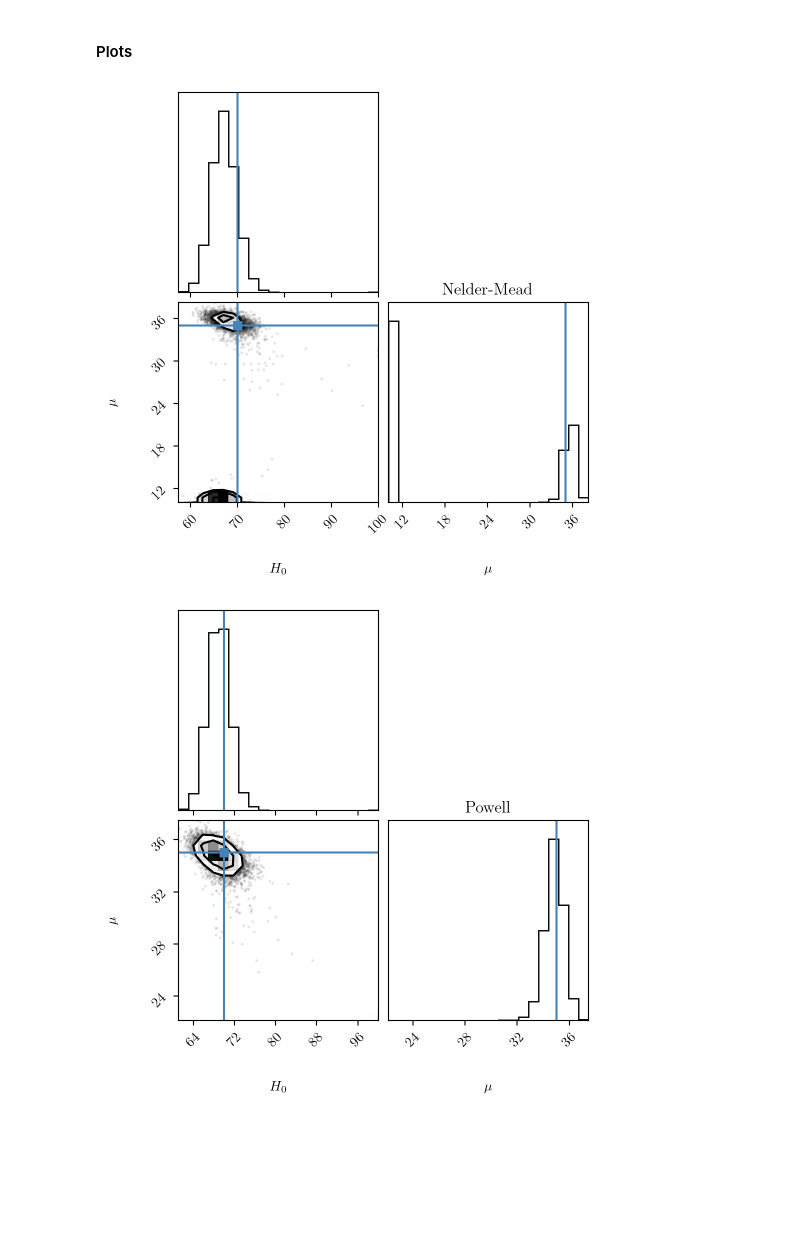
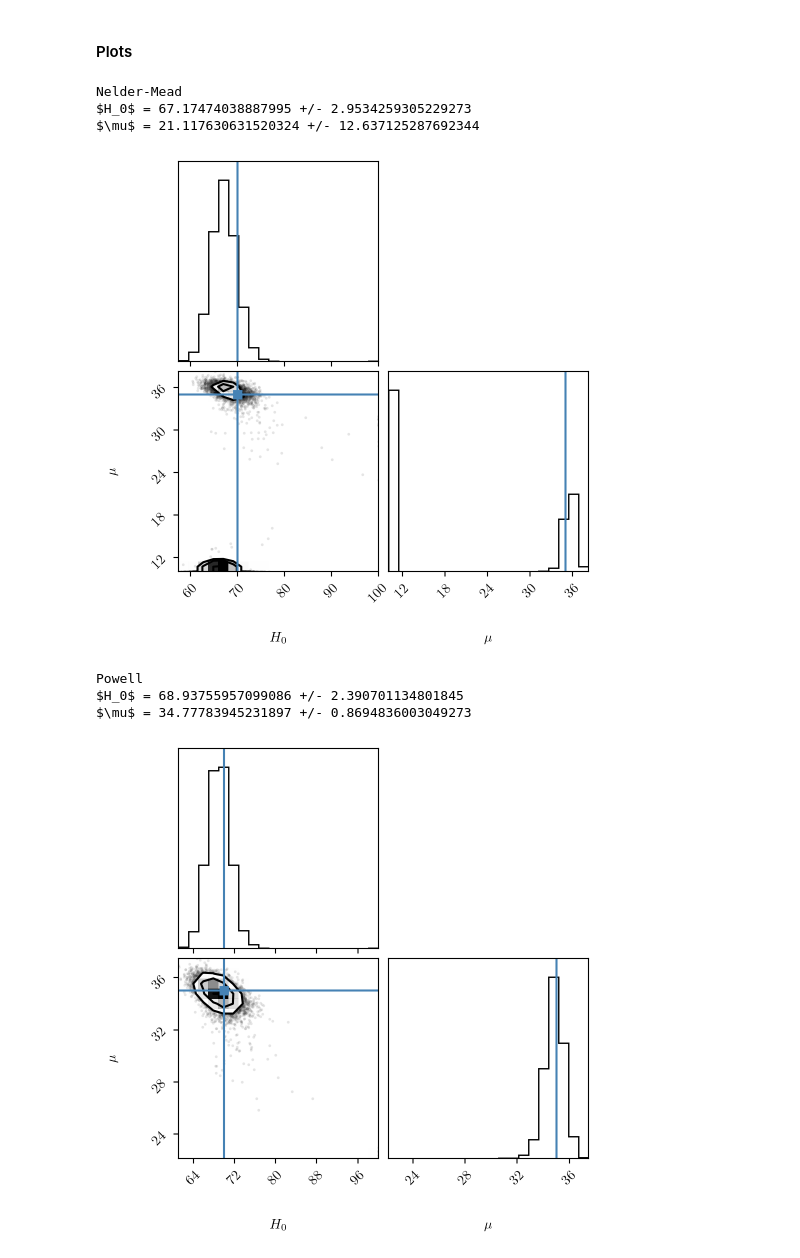
Before and after one commit to thomasckng/population_analysis, a Jupyter notebook: main/inference_multi.ipynb, the cells around one changed output. Drawn from its saved outputs; the diff is of its cells as text; code cells hidden in the pictures; blank space fills up the shorter version.

Commit message:
Updated plots

```diff
--- a/main/inference_multi.ipynb
+++ b/main/inference_multi.ipynb
@@ -109,21 +149,31 @@ plt.axhline(35, color='r', linestyle='--')
 # %% [markdown]
 #### Plots
 # %%
-methods = ['Nelder-Mead', 'Powell', 'L-BFGS-B', 'TNC', 'COBYLA', 'SLSQP', 'trust-constr', 'CMA-ES']
+methods = ['Nelder-Mead', 'Powell', 'L-BFGS-B', 'TNC', 'COBYLA', 'SLSQP', 'trust-constr', 'CMA-ES', 'PSO']
 # %%
 for method in methods:
     try:
         f = np.load("./result/result_mu_"+method+".npz")
         result = f['result']
         # mz_sample = f['Mz_sample']
         # figaro_pdf = f['pdf_figaro']
 
+        print(method)
+        for i, label in enumerate(["$H_0$", "$\\mu$"]):
+            print(label+" = "+str(result[:,i].mean())+" +/- "+str(result[:,i].std()))
+
         corner(result, labels = ["$H_0$", "$\\mu$"], truths=[70, 35])
         # plt.savefig("./corner_H0_mu.pdf", bbox_inches='tight')
-        plt.title(method)
         plt.show()
-    except:
+    except Exception as e:
+        print("An exception occurred:", e)
         pass
 # %% [output]
+Nelder-Mead
+$H_0$ = 67.17474038887995 +/- 2.9534259305229273
+$\mu$ = 21.117630631520324 +/- 12.637125287692344
-[figure, old version]
+[figure, new version]
+Powell
+$H_0$ = 68.93755957099086 +/- 2.390701134801845
+$\mu$ = 34.77783945231897 +/- 0.8694836003049273
-[figure, old version]
+[figure, new version]
```
Also changed, not shown: parts of 14 cells of this notebook, 3 other files.
